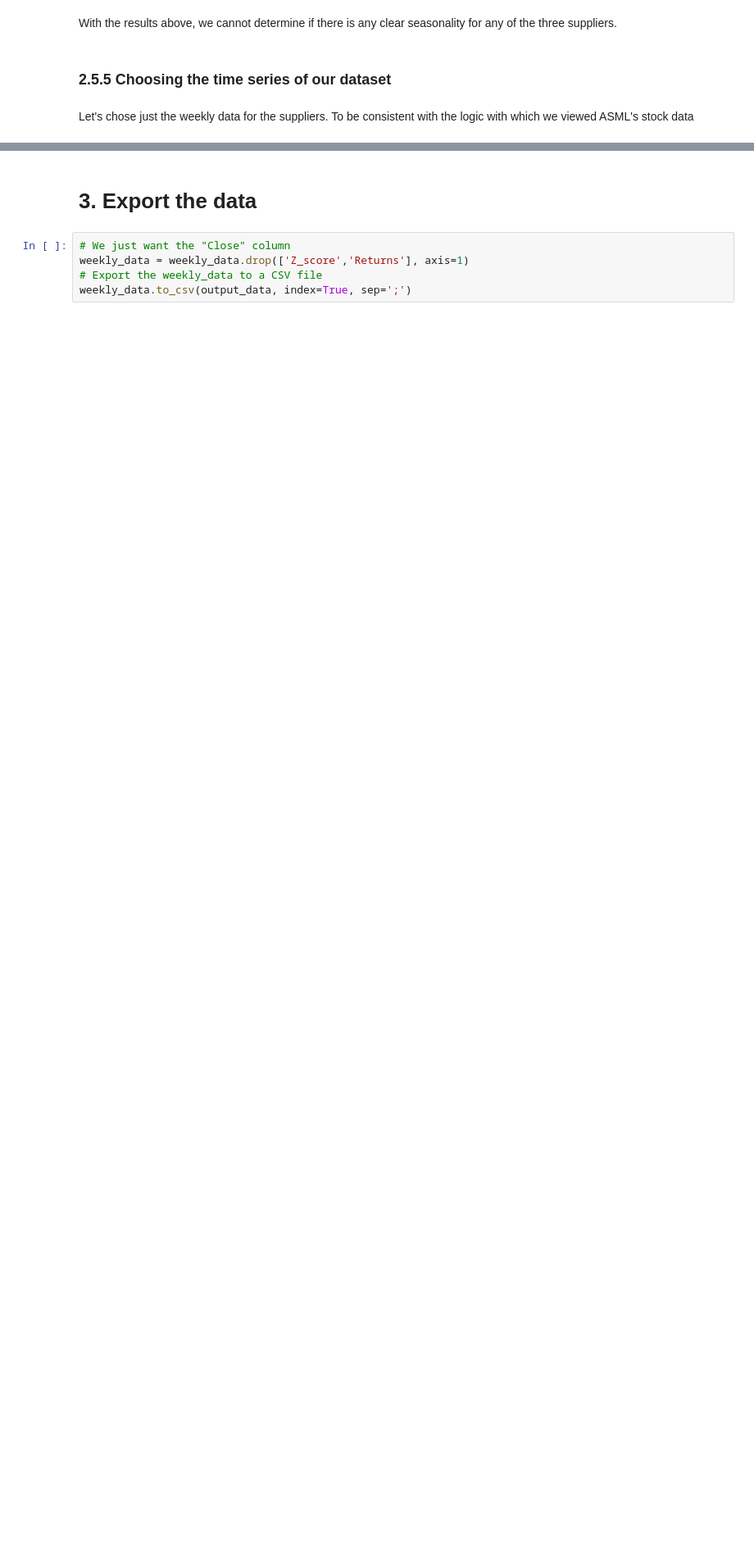
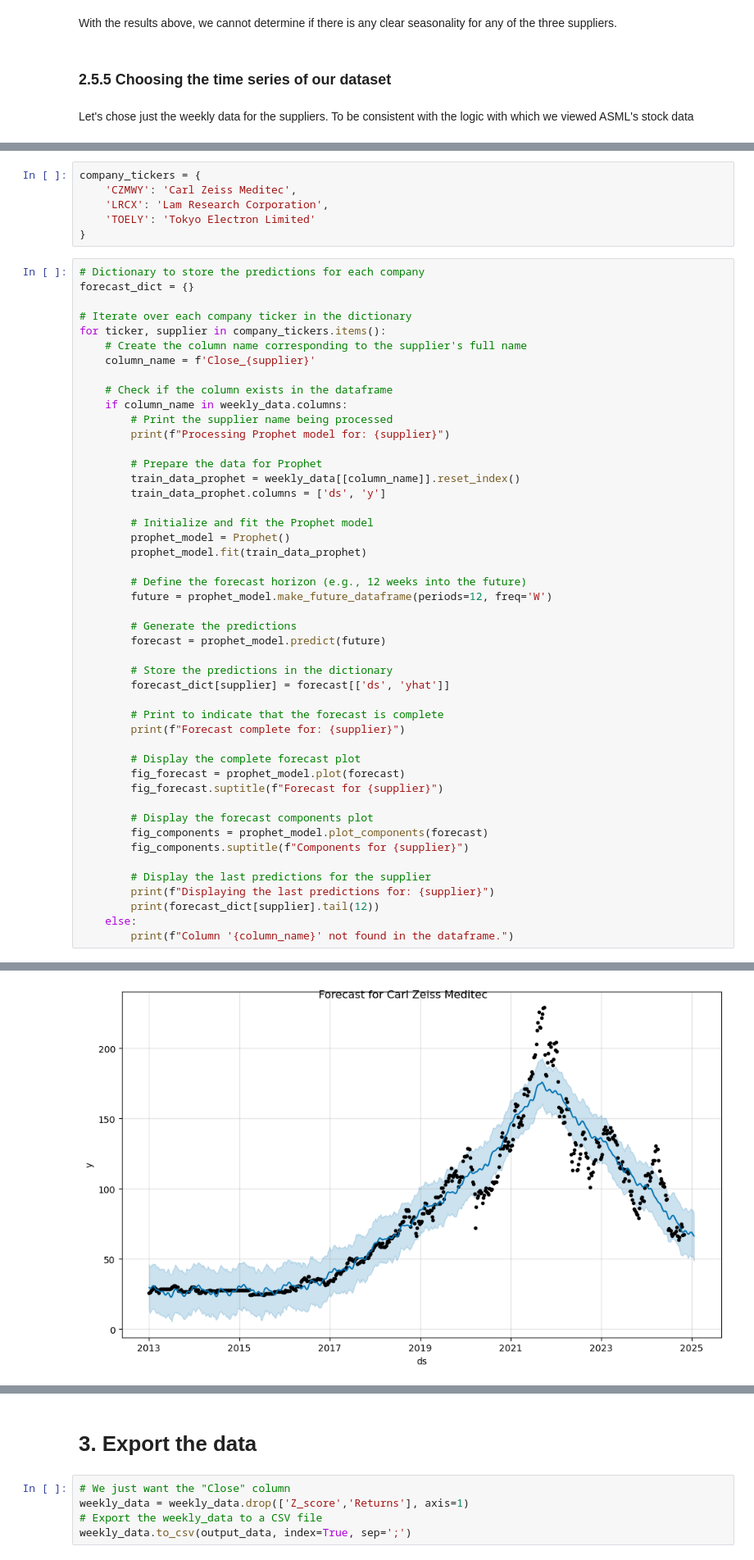
Before and after one commit to mbarriola96/stock_prices_forecasting, a Jupyter notebook: 03_selecting_asml_suppliers.ipynb, the cells around one changed output, grey strips where cells are left out. Shown at 82% size. Cells and saved outputs as stored; diff of their text form; blank space fills up the shorter version.

Commit message:
working on the prophet models for ASMLs suppliers

```diff
--- a/03_selecting_asml_suppliers.ipynb
+++ b/03_selecting_asml_suppliers.ipynb
@@ -273,0 +279,54 @@ weekly_data.head()
+# %%
+company_tickers = {
+    'CZMWY': 'Carl Zeiss Meditec',
+    'LRCX': 'Lam Research Corporation',
+    'TOELY': 'Tokyo Electron Limited'
+}
+# %%
+# Dictionary to store the predictions for each company
+forecast_dict = {}
+
+# Iterate over each company ticker in the dictionary
+for ticker, supplier in company_tickers.items():
+    # Create the column name corresponding to the supplier's full name
+    column_name = f'Close_{supplier}'
+
+    # Check if the column exists in the dataframe
+    if column_name in weekly_data.columns:
+        # Print the supplier name being processed
+        print(f"Processing Prophet model for: {supplier}")
+
+        # Prepare the data for Prophet
+        train_data_prophet = weekly_data[[column_name]].reset_index()
+        train_data_prophet.columns = ['ds', 'y']
+
+        # Initialize and fit the Prophet model
+        prophet_model = Prophet()
+        prophet_model.fit(train_data_prophet)
+
+        # Define the forecast horizon (e.g., 12 weeks into the future)
+        future = prophet_model.make_future_dataframe(periods=12, freq='W')
+
+        # Generate the predictions
+        forecast = prophet_model.predict(future)
+
+        # Store the predictions in the dictionary
+        forecast_dict[supplier] = forecast[['ds', 'yhat']]
+
+        # Print to indicate that the forecast is complete
+        print(f"Forecast complete for: {supplier}")
+
+        # Display the complete forecast plot
+        fig_forecast = prophet_model.plot(forecast)
+        fig_forecast.suptitle(f"Forecast for {supplier}")
+
+        # Display the forecast components plot
+        fig_components = prophet_model.plot_components(forecast)
+        fig_components.suptitle(f"Components for {supplier}")
+
+        # Display the last predictions for the supplier
+        print(f"Displaying the last predictions for: {supplier}")
+        print(forecast_dict[supplier].tail(12))
+    else:
+        print(f"Column '{column_name}' not found in the dataframe.")
+# %% [output]
@@ -273,0 +374 @@ weekly_data.head()
+[figure, added]
```
Also changed, not shown: parts of 7 cells of this notebook.
